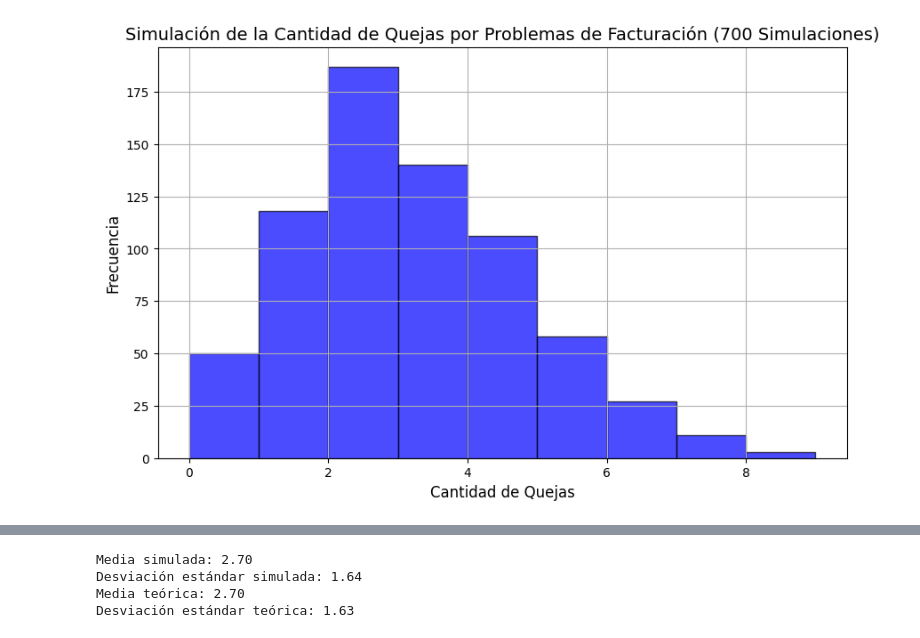
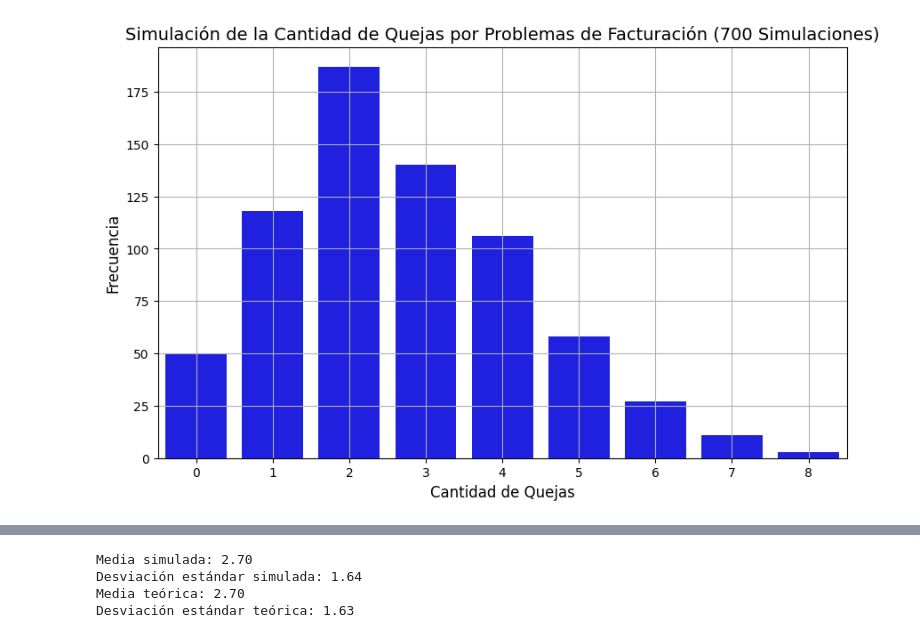
Before and after one commit to dalanocau/Taller-Program-1T, a Jupyter notebook: ALANOCA_Simulación.ipynb, the cells around one changed output, grey strips where cells are left out. Cells and saved outputs as stored; diff of their text form; code cells hidden in the pictures.

```diff
--- a/ALANOCA_Simulación.ipynb
+++ b/ALANOCA_Simulación.ipynb
@@ -13,16 +16,20 @@ DNI = 152    # Semilla para la simulación
 # %%
 # a) Simular 700 valores de la cantidad de quejas por problemas de facturación entre 150 clientes seleccionados
-distrib = binom(n=n_clientes, p=p_queja)  # Definir distribución binomial
+distrib = st.binom(n=n_clientes, p=p_queja)
 simulacion_700 = distrib.rvs(size=700, random_state=DNI)
 
-# Gráfico histograma de la simulación
+#Guardar simulacion_700 en data
+data = pd.Series(simulacion_700).value_counts().sort_index()
+
+#Usamos matplotlib y seaborn para la grafica
 plt.figure(figsize=(10, 6))
-plt.hist(simulacion_700, bins=range(min(simulacion_700), max(simulacion_700) + 2),
-         edgecolor='black', alpha=0.7, color='blue')
+sns.barplot(x=data.index, y=data.values, color='blue')
+
+# Grafica
 plt.title('Simulación de la Cantidad de Quejas por Problemas de Facturación (700 Simulaciones)', fontsize=14)
 plt.xlabel('Cantidad de Quejas', fontsize=12)
 plt.ylabel('Frecuencia', fontsize=12)
 plt.grid(True)
 plt.show()
 # %% [output]
-[figure, old version]
+[figure, new version]
```
Also changed, not shown: parts of 5 cells of this notebook.
